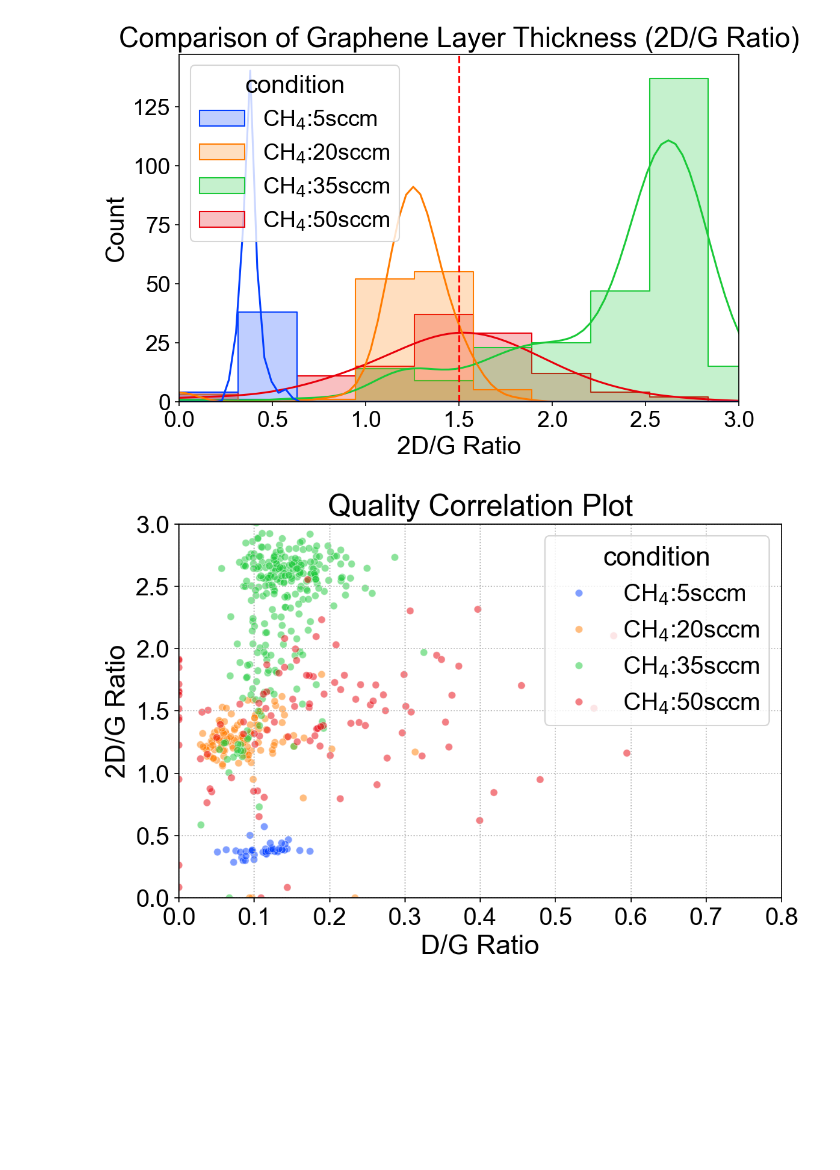
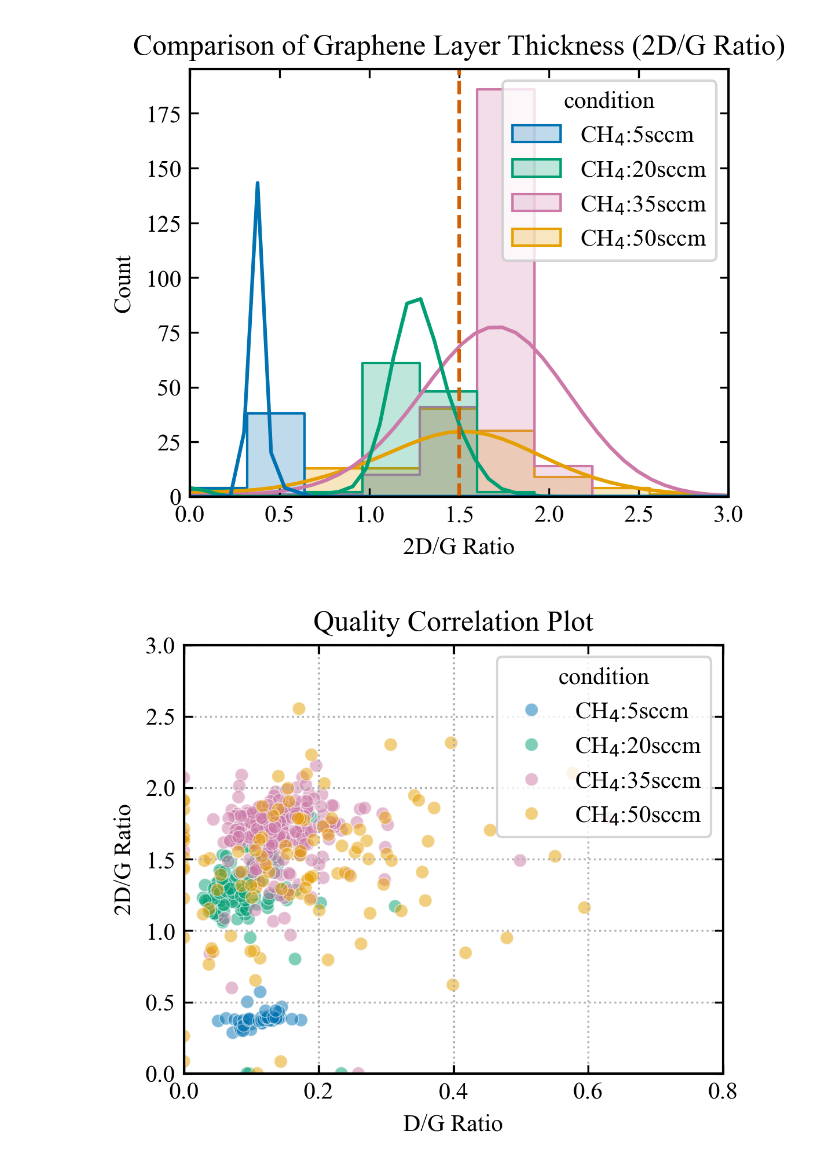
Before and after one commit to ebinakai/katolab-graph-visualize, a Jupyter notebook: graphen.ipynb, the cells around one changed output. Saved outputs shown, nothing was run; the diff lists cells and outputs as text; code cells hidden in the pictures; blank space fills up the shorter version.

```diff
--- a/graphen.ipynb
+++ b/graphen.ipynb
@@ -4,31 +4,33 @@ import seaborn as sns
 import matplotlib.pyplot as plt
 # %%
 def plot_raman_analysis(df_all):
-    sns.set_palette("bright")
+    okabe_ito = ['#0072b2', '#009e73', '#cc79a7', '#e69f00', '#56b4e9', '#000000']
+    sns.set_palette(okabe_ito)
 
     plt.rcParams.update({
-        'font.family': 'Arial',
-        'font.size': 20,
-        'figure.dpi': 150,   # 画面表示用
+        'font.family': 'Times New Roman',
+        'font.size': 10,
+        'axes.linewidth': 1.0,
+        'xtick.direction': 'in',
+        'ytick.direction': 'in',
+        'xtick.top': True,
+        'ytick.right': True,
+        'savefig.bbox': 'tight',
+        'figure.dpi': 300,   # 画面表示用
         'savefig.dpi': 300,  # 保存時（論文・発表用）
-        'axes.titlesize': 22,
-        'axes.labelsize': 20,
-        'xtick.labelsize': 18,
-        'ytick.labelsize': 18,
-        'legend.fontsize': 18,
     })
 
     # 1. 2D/G比のヒストグラム比較
-    plt.figure(figsize=(8, 5))
+    plt.figure(figsize=(4.0, 3.2))
     sns.histplot(data=df_all, x="2D_G_Ratio", hue="condition", kde=True, element="step")
-    plt.axvline(1.5, color='red', linestyle='--', label='Monolayer Threshold')
+    plt.axvline(1.5, color='#d55e00', linestyle='--', label='Monolayer Threshold')
     plt.title("Comparison of Graphene Layer Thickness (2D/G Ratio)")
     plt.xlabel("2D/G Ratio")
     plt.xlim(0, 3)
     plt.show()
 
     # 2. 2D/G vs D/G 相関散布図
-    plt.figure(figsize=(8, 5))
+    plt.figure(figsize=(4.0, 3.2))
     sns.scatterplot(data=df_all, x="D_G_Ratio", y="2D_G_Ratio", hue="condition", alpha=0.5, s=30)
     plt.title("Quality Correlation Plot")
     plt.xlabel("D/G Ratio")
@@ -44,20 +46,20 @@ def plot_raman_analysis(df_all):
 # %%
 df12 = pd.read_csv("output/spectra_mapping/S12_si/quantitative_results.csv")
 df12['condition'] = r'CH$_4$:5sccm'
 df15 = pd.read_csv("output/spectra_mapping/S15_si/quantitative_results.csv")
 df15['condition'] = r'CH$_4$:20sccm'
 # df5 = pd.read_csv("output/spectra_mapping/S5/quantitative_results.csv")
 # df5['condition'] = 'CH4:35sccm'
-df7 = pd.read_csv("output/spectra_mapping/S7/quantitative_results.csv")
+df7 = pd.read_csv("output/spectra_mapping/S48/quantitative_results.csv")
 df7['condition'] = r'CH$_4$:35sccm'
 df26 = pd.read_csv("output/spectra_mapping/S26/quantitative_results.csv")
 df26['condition'] = r'CH$_4$:50sccm'
 
 df_all = pd.concat([df12, df15, df7, df26], ignore_index=True)
 plot_raman_analysis(df_all)
 # %% [output]
-[figure, old version]
+[figure, new version]
-[figure, old version]
+[figure, new version]
               2D_G_Ratio                     D_G_Ratio
                     mean       std    median      mean       std    median
 condition
```
Also changed, not shown: parts of 3 cells of this notebook, 2 other files.
